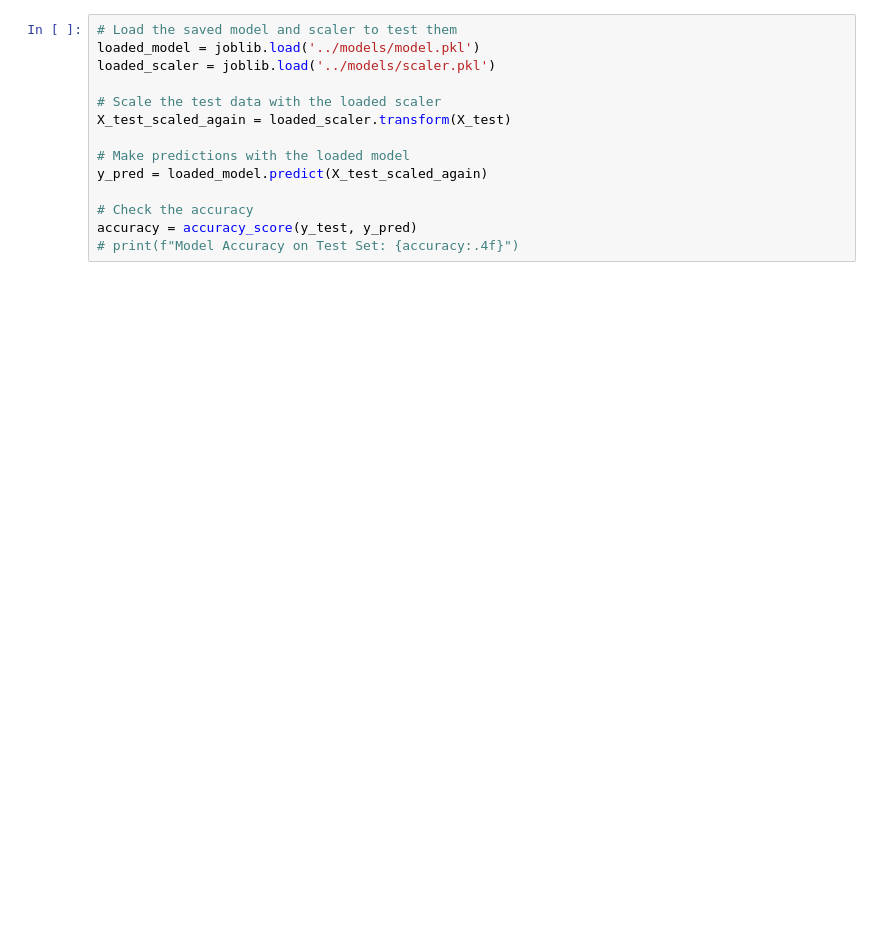
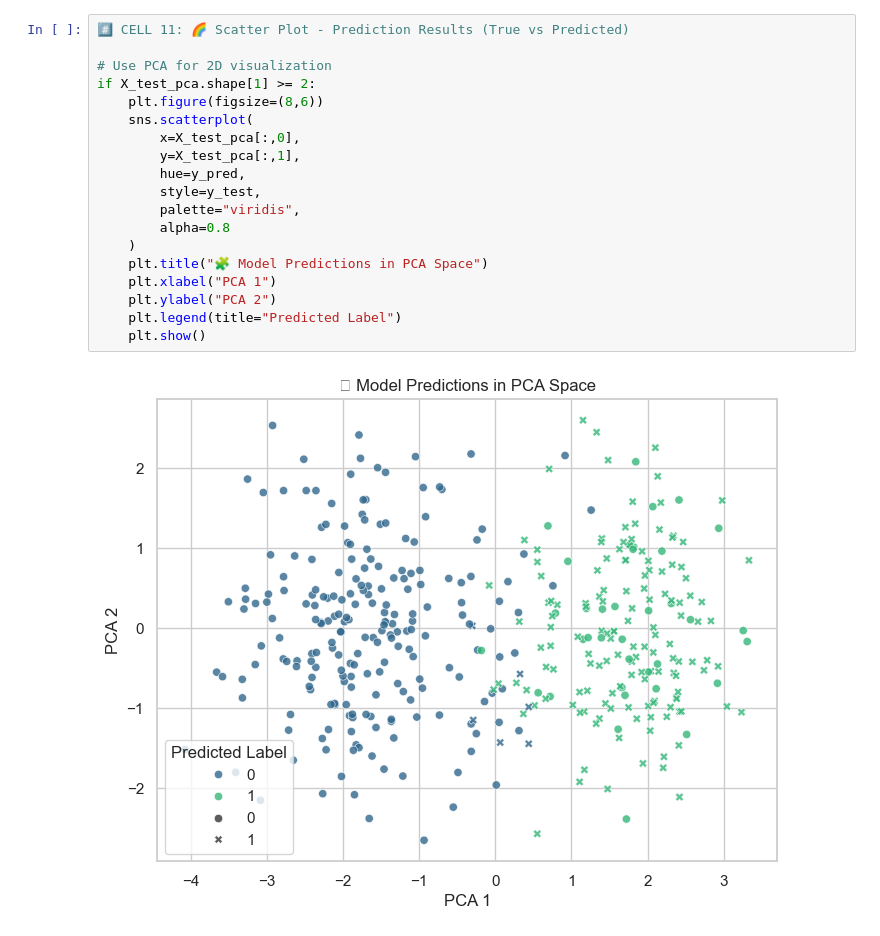
Before and after one commit to Shankar-CSE/Industrial-Waste-Compliance-Detector, a Jupyter notebook: Training_model/training.ipynb, the cells around one changed output. Drawn from its saved outputs; the diff is of its cells as text; blank space fills up the shorter version.

```diff
--- a/Training_model/training.ipynb
+++ b/Training_model/training.ipynb
@@ -111,14 +182,21 @@ print("✅ Best model (trained on scaled data) saved: wastbe_compliance_scaled_m
 # %%
-# Load the saved model and scaler to test them
-loaded_model = joblib.load('../models/model.pkl')
-loaded_scaler = joblib.load('../models/scaler.pkl')
+#️⃣ CELL 11: 🌈 Scatter Plot - Prediction Results (True vs Predicted)
 
-# Scale the test data with the loaded scaler
-X_test_scaled_again = loaded_scaler.transform(X_test)
-
-# Make predictions with the loaded model
-y_pred = loaded_model.predict(X_test_scaled_again)
-
-# Check the accuracy
-accuracy = accuracy_score(y_test, y_pred)
-# print(f"Model Accuracy on Test Set: {accuracy:.4f}")
+# Use PCA for 2D visualization
+if X_test_pca.shape[1] >= 2:
+    plt.figure(figsize=(8,6))
+    sns.scatterplot(
+        x=X_test_pca[:,0],
+        y=X_test_pca[:,1],
+        hue=y_pred,
+        style=y_test,
+        palette="viridis",
+        alpha=0.8
+    )
+    plt.title("🧩 Model Predictions in PCA Space")
+    plt.xlabel("PCA 1")
+    plt.ylabel("PCA 2")
+    plt.legend(title="Predicted Label")
+    plt.show()
+# %% [output]
+[figure, added]
```
Also changed, not shown: parts of 14 cells of this notebook, 6 other files.
